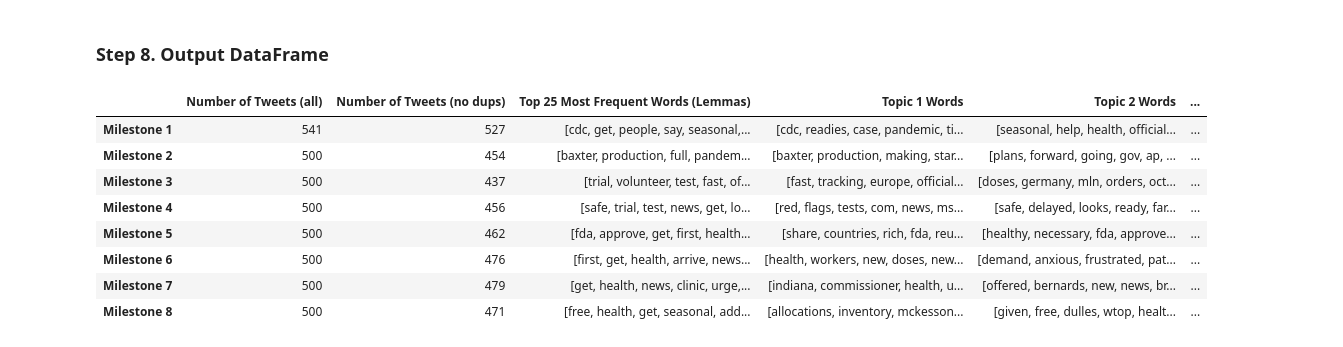
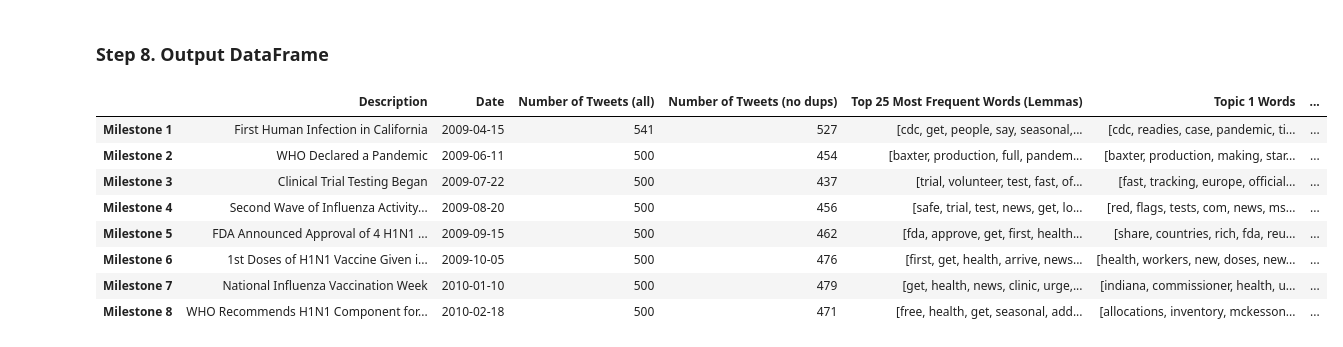
Before and after one commit to escarr/H1N1_Analysis, a Jupyter notebook: Data Exploration & Analysis.ipynb, the cells around one changed output. Drawn from its saved outputs; the diff is of its cells as text; code cells hidden in the pictures.

```diff
--- a/Data Exploration & Analysis.ipynb
+++ b/Data Exploration & Analysis.ipynb
@@ -507,21 +507,31 @@ alt.Chart(h1n1_data, title='Cumulative Number of Pregnant Women Vaccinated').mar
 ### Step 8. Output DataFrame
 # %%
 # for each milestone, columns:
-# (1) number of tweets-before removing dups
-# (2) number of tweets-after removing dupls
-# (3) top 25 most frequent words (lemmas)
-# (4) topic 1 words
-# (5) topic 2 words
-# (6) topic 3 words
-# (7) topic 4 words
-# (8) topic 5 words
-# (9) mean polarity score
+# (1) milestone description
+# (2) milestone date
+# (3) number of tweets-before removing dups
+# (4) number of tweets-after removing dupls
+# (5) top 25 most frequent words (lemmas)
+# (6) topic 1 words
+# (7) topic 2 words
+# (8) topic 3 words
+# (9) topic 4 words
+# (10) topic 5 words
+# (11) mean polarity score
 
 row_names = ['Milestone 1', 'Milestone 2', 'Milestone 3', 'Milestone 4', 'Milestone 5', 'Milestone 6',
                                                             'Milestone 7', 'Milestone 8']
-column_names = ['Number of Tweets (all)', 'Number of Tweets (no dups)', 'Top 25 Most Frequent Words (Lemmas)',
+column_names = ['Description', 'Date', 'Number of Tweets (all)', 'Number of Tweets (no dups)', 'Top 25 Most Frequent Words (Lemmas)',
                'Topic 1 Words', 'Topic 2 Words', 'Topic 3 Words', 'Topic 4 Words', 'Topic 5 Words',
                'Mean Polarity Score']
+
+milestone_descs = ['First Human Infection in California', 'WHO Declared a Pandemic', 'Clinical Trial Testing Began',
+                  'Second Wave of Influenza Activity Began', 'FDA Announced Approval of 4 H1N1 Vaccines',
+                   '1st Doses of H1N1 Vaccine Given in the U.S.','National Influenza Vaccination Week',
+                   'WHO Recommends H1N1 Component for Influenza Vaccine']
+milestone_dates = ['2009-04-15', '2009-06-11', '2009-07-22', '2009-08-20', '2009-09-15', '2009-10-05',
+                   '2010-01-10', '2010-02-18']
+
 
 number_tweets_uncleaned = [len(tweets) for tweets in tweets_list]
 
@@ -553,21 +563,21 @@ topic5_words = operator.itemgetter(*index5)(topic_words_all)
 mean_polarities = [np.round(np.mean(pol),3) for pol in polarities_by_time]
 # %%
 # combine into dataframe
-data = pd.DataFrame(data=[number_tweets_uncleaned, number_tweets_cleaned, sorted_lemmas_words, topic1_words,
-                  topic2_words, topic3_words, topic4_words, topic5_words, mean_polarities],
+data = pd.DataFrame(data=[milestone_descs, milestone_dates, number_tweets_uncleaned, number_tweets_cleaned,
+    sorted_lemmas_words, topic1_words, topic2_words, topic3_words, topic4_words, topic5_words, mean_polarities],
             ).transpose()
 data.index = row_names
 data.columns = column_names
 data
 # %% [output]
-|  | Number of Tweets (all) | Number of Tweets (no dups) | Top 25 Most Frequent Words (Lemmas) | Topic 1 Words | Topic 2 Words | ... |
-| Milestone 1 | 541 | 527 | [cdc, get, people, say, seasonal,... | [cdc, readies, case, pandemic, ti... | [seasonal, help, health, official... | ... |
-| Milestone 2 | 500 | 454 | [baxter, production, full, pandem... | [baxter, production, making, star... | [plans, forward, going, gov, ap, ... | ... |
-| Milestone 3 | 500 | 437 | [trial, volunteer, test, fast, of... | [fast, tracking, europe, official... | [doses, germany, mln, orders, oct... | ... |
-| Milestone 4 | 500 | 456 | [safe, trial, test, news, get, lo... | [red, flags, tests, com, news, ms... | [safe, delayed, looks, ready, far... | ... |
-| Milestone 5 | 500 | 462 | [fda, approve, get, first, health... | [share, countries, rich, fda, reu... | [healthy, necessary, fda, approve... | ... |
-| Milestone 6 | 500 | 476 | [first, get, health, arrive, news... | [health, workers, new, doses, new... | [demand, anxious, frustrated, pat... | ... |
-| Milestone 7 | 500 | 479 | [get, health, news, clinic, urge,... | [indiana, commissioner, health, u... | [offered, bernards, new, news, br... | ... |
-| Milestone 8 | 500 | 471 | [free, health, get, seasonal, add... | [allocations, inventory, mckesson... | [given, free, dulles, wtop, healt... | ... |
+|  | Description | Date | Number of Tweets (all) | Number of Tweets (no dups) | Top 25 Most Frequent Words (Lemmas) | Topic 1 Words | ... |
+| Milestone 1 | First Human Infection in California | 2009-04-15 | 541 | 527 | [cdc, get, people, say, seasonal,... | [cdc, readies, case, pandemic, ti... | ... |
+| Milestone 2 | WHO Declared a Pandemic | 2009-06-11 | 500 | 454 | [baxter, production, full, pandem... | [baxter, production, making, star... | ... |
+| Milestone 3 | Clinical Trial Testing Began | 2009-07-22 | 500 | 437 | [trial, volunteer, test, fast, of... | [fast, tracking, europe, official... | ... |
+| Milestone 4 | Second Wave of Influenza Activity... | 2009-08-20 | 500 | 456 | [safe, trial, test, news, get, lo... | [red, flags, tests, com, news, ms... | ... |
+| Milestone 5 | FDA Announced Approval of 4 H1N1 ... | 2009-09-15 | 500 | 462 | [fda, approve, get, first, health... | [share, countries, rich, fda, reu... | ... |
+| Milestone 6 | 1st Doses of H1N1 Vaccine Given i... | 2009-10-05 | 500 | 476 | [first, get, health, arrive, news... | [health, workers, new, doses, new... | ... |
+| Milestone 7 | National Influenza Vaccination Week | 2010-01-10 | 500 | 479 | [get, health, news, clinic, urge,... | [indiana, commissioner, health, u... | ... |
+| Milestone 8 | WHO Recommends H1N1 Component for... | 2010-02-18 | 500 | 471 | [free, health, get, seasonal, add... | [allocations, inventory, mckesson... | ... |
 # %%
 data.to_csv('Final_Data.csv')
```
Also changed, not shown: 1 other file.
